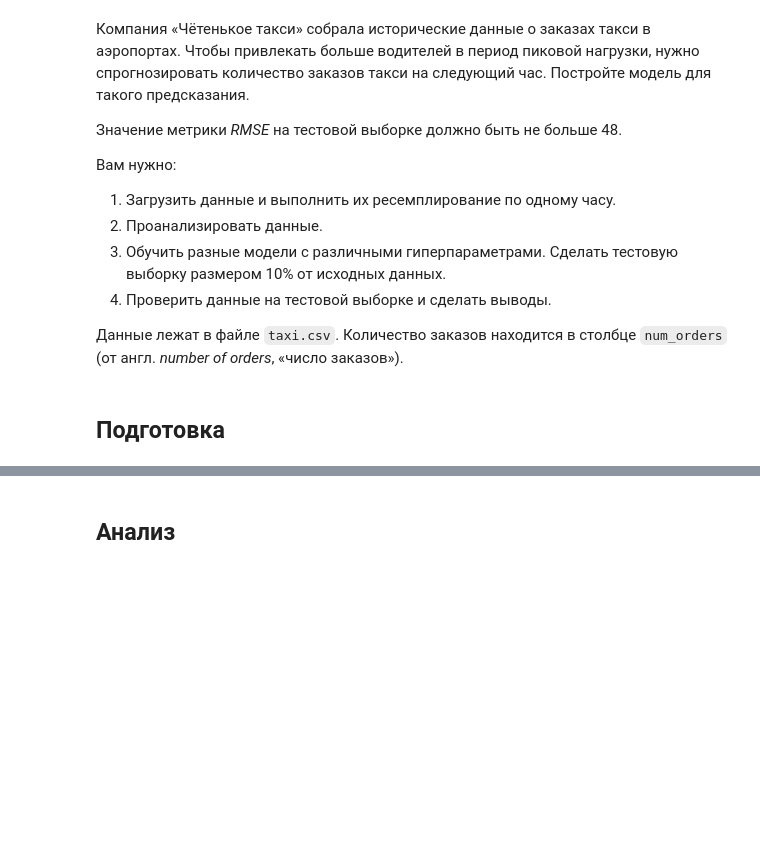
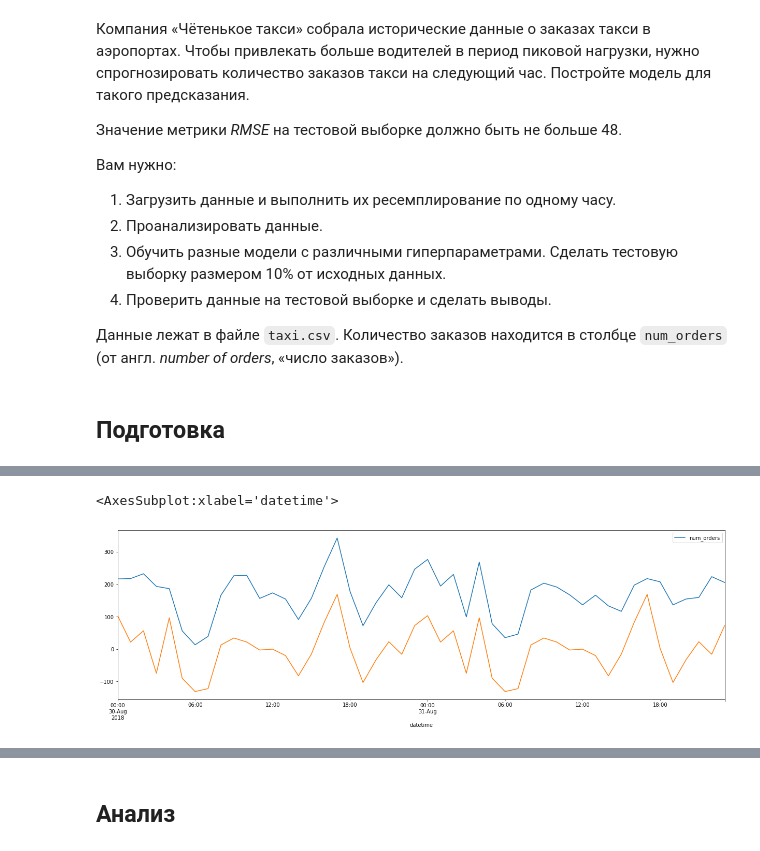
Before and after one commit to karimovdo/time, a Jupyter notebook: taxi.ipynb, the cells around one changed output, grey strips where cells are left out. Cells and saved outputs as stored; diff of their text form; code cells hidden in the pictures; blank space fills up the shorter version.

```diff
--- a/taxi.ipynb
+++ b/taxi.ipynb
@@ -21,0 +102,7 @@
+# %%
+decomposed = seasonal_decompose(data['2018-08-30':'2018-08-31'])
+data['2018-08-30':'2018-08-31'].plot()
+decomposed.seasonal.plot(figsize = (21,6))
+# %% [output]
+<AxesSubplot:xlabel='datetime'>
+[figure, added]
```
Also changed, not shown: parts of 24 cells of this notebook.
